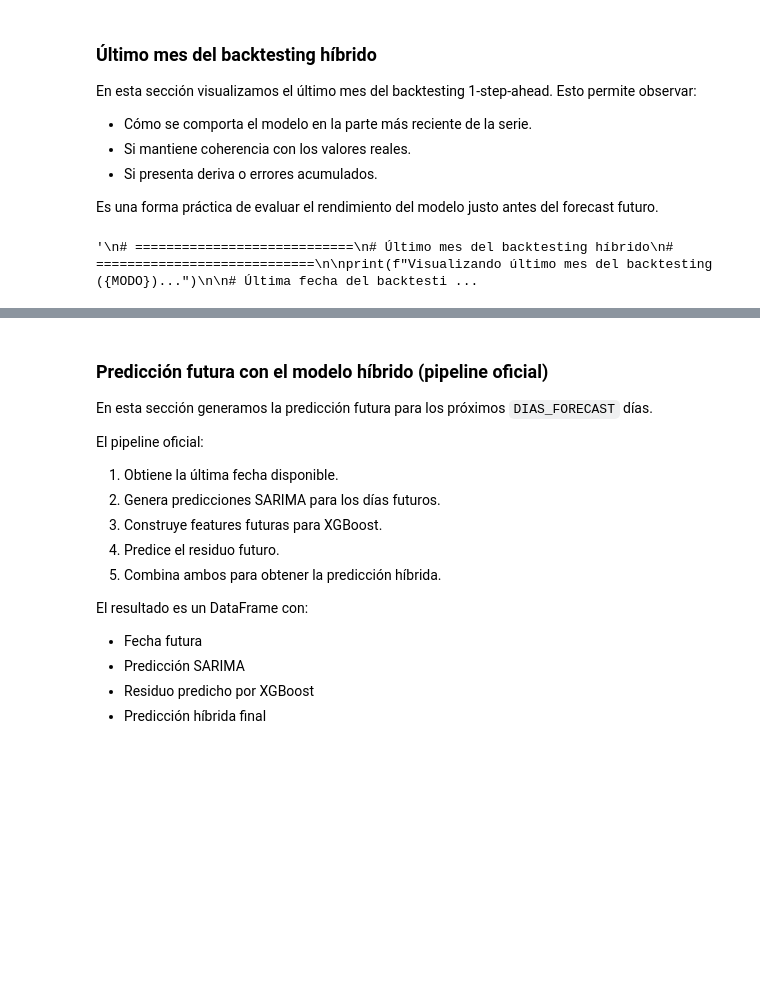
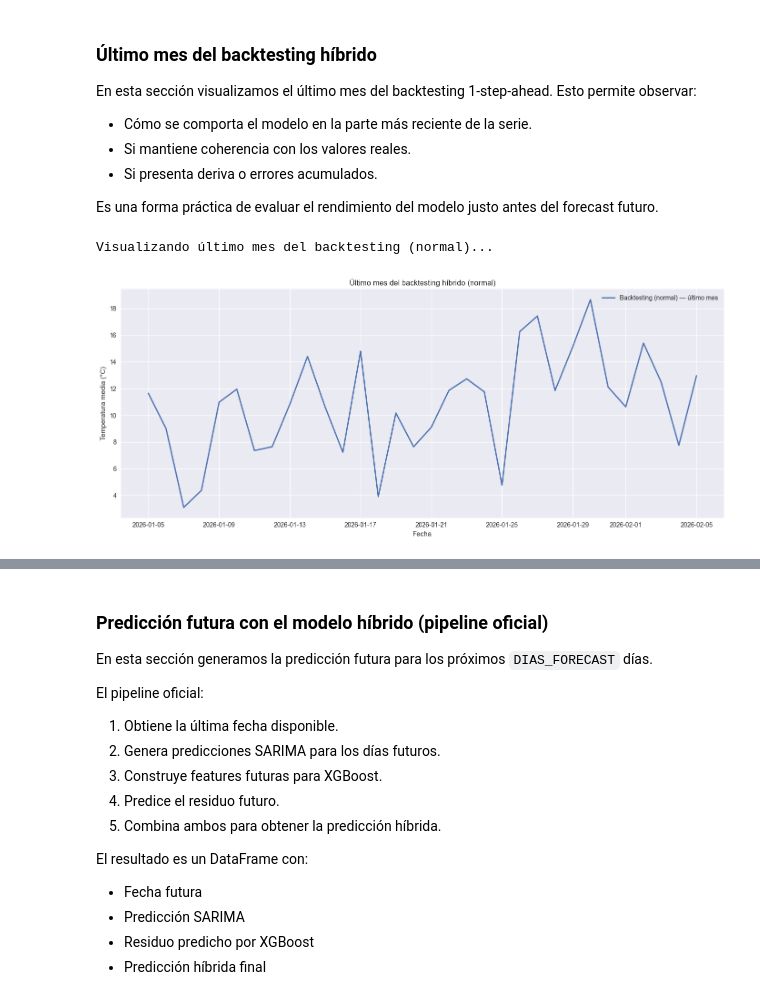
Before and after one commit to tamnd85/python, a Jupyter notebook: openmeteo_sqlite/notebooks/graficos_Santander.ipynb, the cells around one changed output, grey strips where cells are left out. Cells and saved outputs as stored; diff of their text form; code cells hidden in the pictures; blank space fills up the shorter version.

```diff
--- a/openmeteo_sqlite/notebooks/graficos_Santander.ipynb
+++ b/openmeteo_sqlite/notebooks/graficos_Santander.ipynb
@@ -958,38 +964,38 @@ Esto permite observar:
 
 Es una forma práctica de evaluar el rendimiento del modelo justo antes del forecast futuro.
 # %%
-"""
+
 # ============================
 # Último mes del backtesting híbrido
 # ============================
 
 print(f"Visualizando último mes del backtesting ({MODO})...")
 
 # Última fecha del backtesting
 fecha_fin_bt = df_bt["time"].max()
 
 # Ventana: último mes
 inicio_mes = fecha_fin_bt - pd.DateOffset(months=1)
 
 df_ultimo_mes = df_bt[df_bt["time"] >= inicio_mes].copy()
 
 plt.figure(figsize=(14, 6))
 
 plt.plot(
     df_ultimo_mes["time"],
     df_ultimo_mes["pred_hibrida"],
     label=f"Backtesting ({MODO}) — último mes",
     linewidth=2
 )
 
 plt.title(f"Último mes del backtesting híbrido ({MODO})")
 plt.xlabel("Fecha")
 plt.ylabel("Temperatura media (°C)")
 plt.legend()
 plt.grid(True)
 plt.tight_layout()
 plt.show()
-"""
 # %% [output]
-'\n# ============================\n# Último mes del backtesting híbrido\n# ============================\n\nprint(f"Visualizando último mes del backtesting ({MODO})...")\n\n# Última fecha del backtesti ...
+Visualizando último mes del backtesting (normal)...
+[figure, added]
 # %%
```
Also changed, not shown: parts of 7 cells of this notebook, 18 other files.
